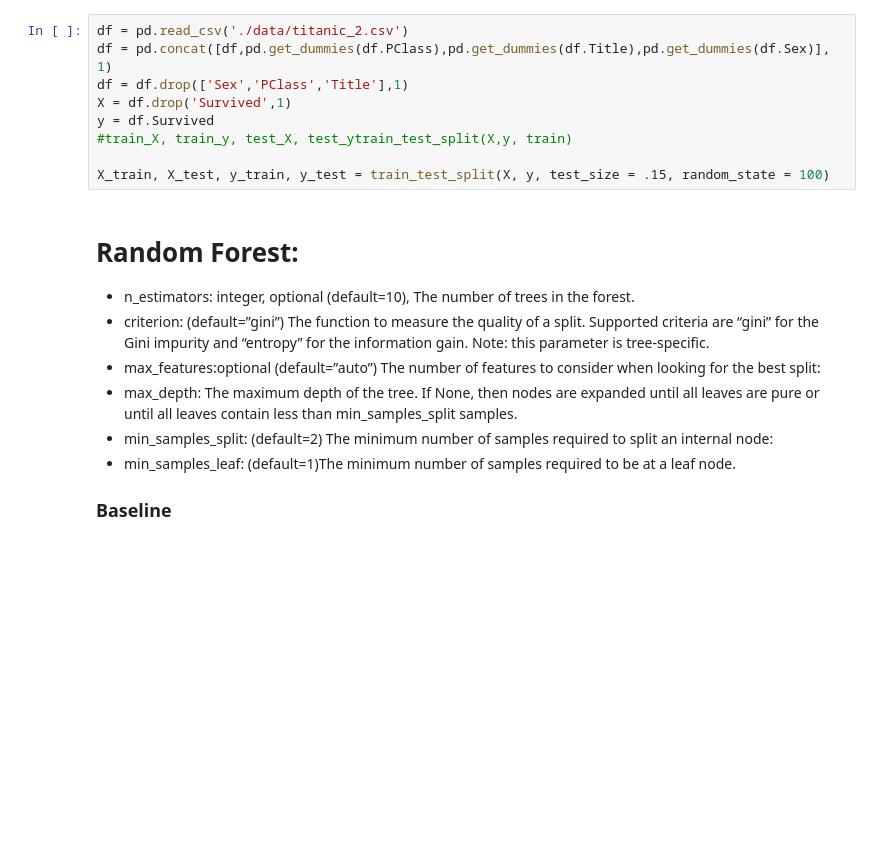
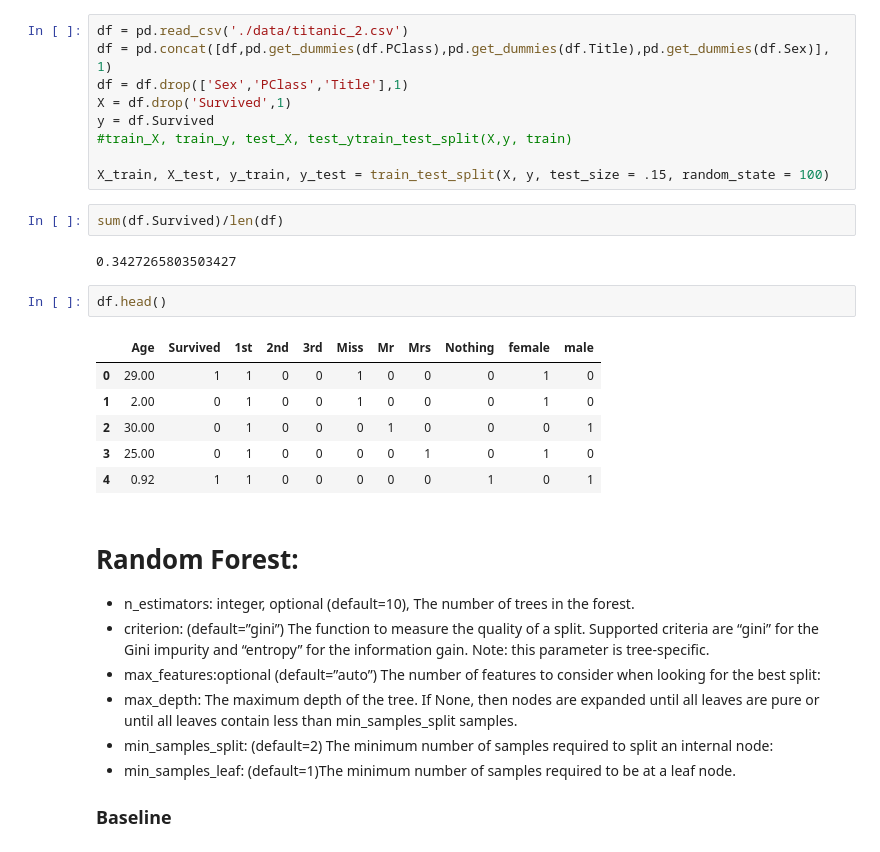
Before and after one commit to hackoregon/civicu-machine-learning, a Jupyter notebook: lessons/13-Hyperparameter-Optimization/Class 13 - Part 1, Hyper Parameter Tuning.ipynb, the cells around one changed output. Drawn from its saved outputs; the diff is of its cells as text; blank space fills up the shorter version.

```diff
--- a/lessons/13-Hyperparameter-Optimization/Class 13 - Part 1, Hyper Parameter Tuning.ipynb
+++ b/lessons/13-Hyperparameter-Optimization/Class 13 - Part 1, Hyper Parameter Tuning.ipynb
@@ -55,6 +60,19 @@ y = df.Survived
 #train_X, train_y, test_X, test_ytrain_test_split(X,y, train)
 
 X_train, X_test, y_train, y_test = train_test_split(X, y, test_size = .15, random_state = 100)
+# %%
+sum(df.Survived)/len(df)
+# %% [output]
+0.3427265803503427
+# %%
+df.head()
+# %% [output]
+|  | Age | Survived | 1st | 2nd | 3rd | Miss | Mr | Mrs | Nothing | female | male |
+| 0 | 29.00 | 1 | 1 | 0 | 0 | 1 | 0 | 0 | 0 | 1 | 0 |
+| 1 | 2.00 | 0 | 1 | 0 | 0 | 1 | 0 | 0 | 0 | 1 | 0 |
+| 2 | 30.00 | 0 | 1 | 0 | 0 | 0 | 1 | 0 | 0 | 0 | 1 |
+| 3 | 25.00 | 0 | 1 | 0 | 0 | 0 | 0 | 1 | 0 | 1 | 0 |
+| 4 | 0.92 | 1 | 1 | 0 | 0 | 0 | 0 | 0 | 1 | 0 | 1 |
 # %% [markdown]
 # Random Forest:
 
```
Also changed, not shown: parts of 12 cells of this notebook, 4 other files.
